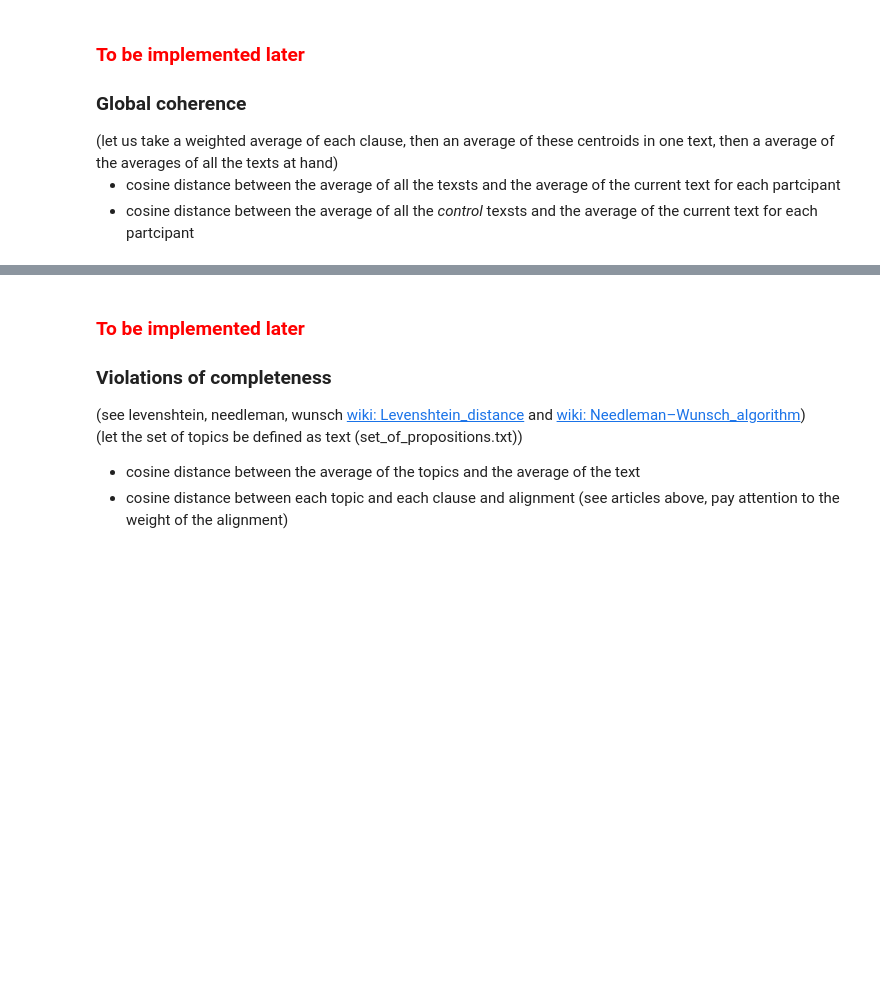
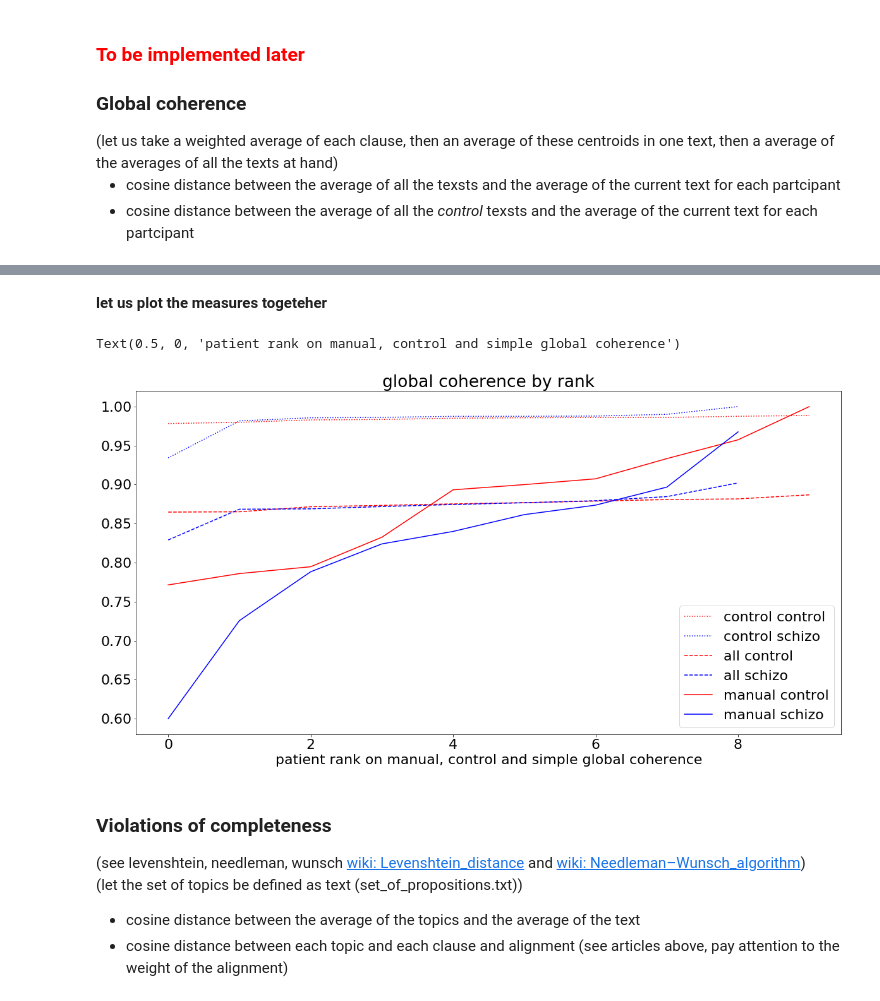
Before and after one commit to flying-bear/modeling_schizo, a Jupyter notebook: modeling_schizo.ipynb, the cells around one changed output, grey strips where cells are left out. Cells and saved outputs as stored; diff of their text form; code cells hidden in the pictures; blank space fills up the shorter version.

```diff
--- a/modeling_schizo.ipynb
+++ b/modeling_schizo.ipynb
@@ -1127,5 +1196,19 @@ plt.legend()
+# %% [markdown]
+__let us plot the measures togeteher__
+# %%
+plt.plot(sorted(patient_control_glob_coh['control']), label='control control', linestyle=':', color='red')
+plt.plot(sorted(patient_control_glob_coh['schizo']), label='control schizo', linestyle=':', color='blue')
+plt.plot(sorted(patient_glob_coh['control']), label='all control', linestyle='--', color='red')
+plt.plot(sorted(patient_glob_coh['schizo']), label='all schizo', linestyle='--', color='blue')
+plt.plot(sorted(patient_man_glob_coh['control']), label='manual control', color='red')
+plt.plot(sorted(patient_man_glob_coh['schizo']), label='manual schizo', color='blue')
+plt.legend()
+plt.title(label='global coherence by rank')
+plt.xlabel('patient rank on manual, control and simple global coherence')
+# %% [output]
+Text(0.5, 0, 'patient rank on manual, control and simple global coherence')
+[figure, added]
 # %% [markdown]
-<h3 style='color:red'>To be implemented later</h3>
 <h3>Violations of completeness</h3>
 
 (see levenshtein, needleman, wunsch [wiki: Levenshtein_distance](https://en.wikipedia.org/wiki/Levenshtein_distance) and [wiki: Needleman–Wunsch_algorithm](https://en.wikipedia.org/wiki/Needleman%E2%80%93Wunsch_algorithm))<br>
```
Also changed, not shown: parts of 35 cells of this notebook.
